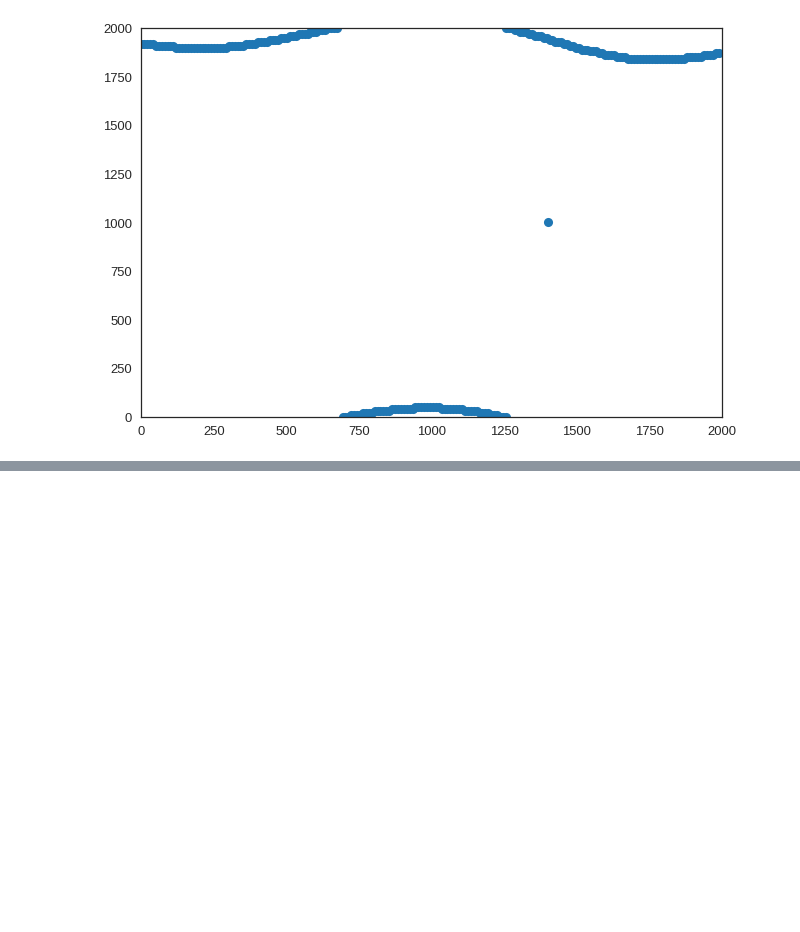
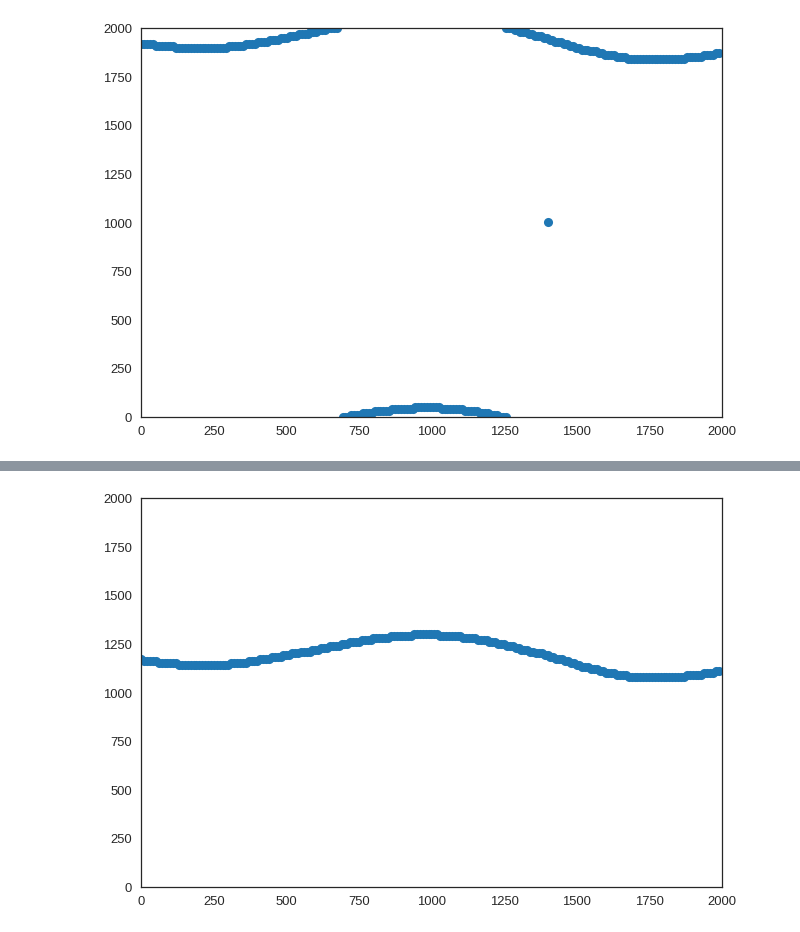
Before and after one commit to TrellixVulnTeam/gempy-notebooks_Q97W, a Jupyter notebook: server-gempy/geo-model-v4.ipynb, the cells around one changed output, grey strips where cells are left out. Cells and saved outputs as stored; diff of their text form; code cells hidden in the pictures; blank space fills up the shorter version.

```diff
--- a/server-gempy/geo-model-v4.ipynb
+++ b/server-gempy/geo-model-v4.ipynb
@@ -347,0 +389,22 @@ plt.show()
+# %%
+# get positions of True in boolan matrix
+true_positions = np.where(bigger_level_0_i)
+x0_positions = true_positions[0]
+x1_positions = true_positions[1]
+
+# rescale
+# pos-vals / section_resolution_x0 * p1_p2_dist
+x0_coord = (x0_positions / 200) * 2000
+# pos-vals / section_resolution_x1 * model height
+x1_coord = (x1_positions/ 200) * 2000
+# %%
+fig = plt.figure()
+ax = fig.add_subplot(1,1,1)
+
+ax.plot(x1_coord, x0_coord, 'o')
+ax.set_xlim(0,2000)
+ax.set_ylim(0,2000)
+
+plt.show()
+# %% [output]
+[figure, added]
```
Also changed, not shown: parts of 11 cells of this notebook.
